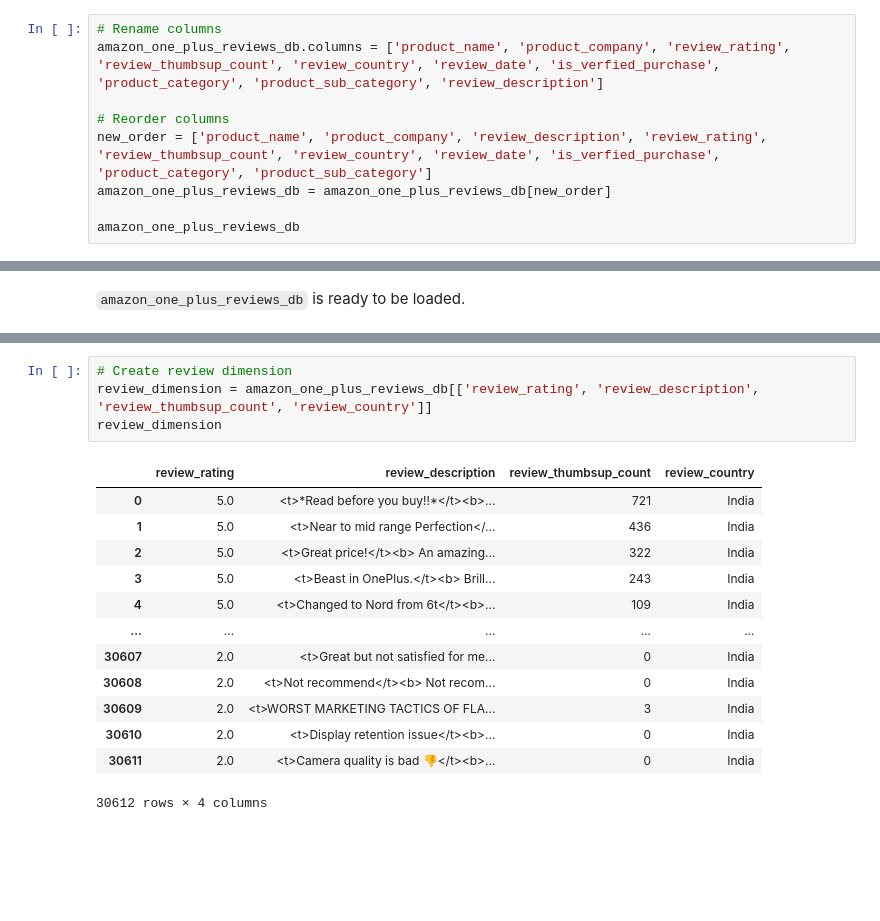
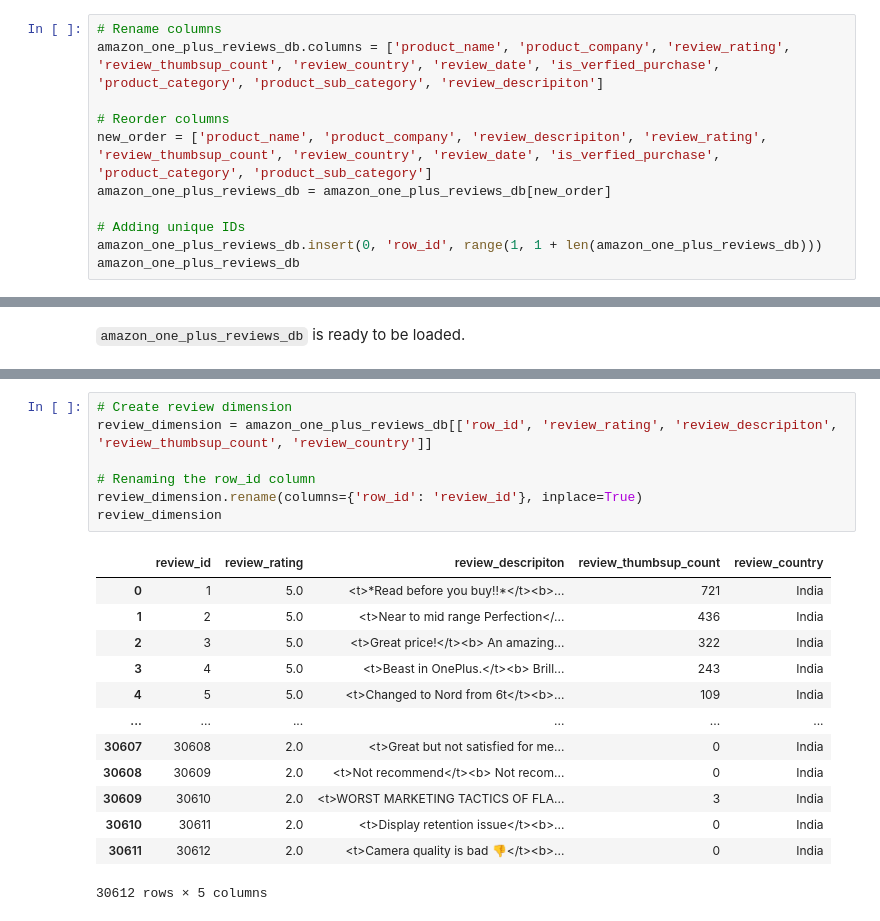
Before and after one commit to AminArshadi/CSI-4142-project, a Jupyter notebook: amazon_one_plus_reviews.ipynb, the cells around one changed output, grey strips where cells are left out. Drawn from its saved outputs; the diff is of its cells as text; blank space fills up the shorter version.

```diff
--- a/amazon_one_plus_reviews.ipynb
+++ b/amazon_one_plus_reviews.ipynb
@@ -313,11 +312,13 @@ False
 False
 # %%
 # Rename columns
-amazon_one_plus_reviews_db.columns = ['product_name', 'product_company', 'review_rating', 'review_thumbsup_count', 'review_country', 'review_date', 'is_verfied_purchase', 'product_category', 'product_sub_category', 'review_description']
+amazon_one_plus_reviews_db.columns = ['product_name', 'product_company', 'review_rating', 'review_thumbsup_count', 'review_country', 'review_date', 'is_verfied_purchase', 'product_category', 'product_sub_category', 'review_descripiton']
 
 # Reorder columns
-new_order = ['product_name', 'product_company', 'review_description', 'review_rating', 'review_thumbsup_count', 'review_country', 'review_date', 'is_verfied_purchase', 'product_category', 'product_sub_category']
+new_order = ['product_name', 'product_company', 'review_descripiton', 'review_rating', 'review_thumbsup_count', 'review_country', 'review_date', 'is_verfied_purchase', 'product_category', 'product_sub_category']
 amazon_one_plus_reviews_db = amazon_one_plus_reviews_db[new_order]
 
+# Adding unique IDs
+amazon_one_plus_reviews_db.insert(0, 'row_id', range(1, 1 + len(amazon_one_plus_reviews_db)))
 amazon_one_plus_reviews_db
 # %% [output]
@@ -358,19 +362,22 @@ product_dimension
 # %%
 # Create review dimension
-review_dimension = amazon_one_plus_reviews_db[['review_rating', 'review_description', 'review_thumbsup_count', 'review_country']]
+review_dimension = amazon_one_plus_reviews_db[['row_id', 'review_rating', 'review_descripiton', 'review_thumbsup_count', 'review_country']]
+
+# Renaming the row_id column
+review_dimension.rename(columns={'row_id': 'review_id'}, inplace=True)
 review_dimension
 # %% [output]
-|  | review_rating | review_description | review_thumbsup_count | review_country |
-| 0 | 5.0 | <t>*Read before you buy!!*</t><b>... | 721 | India |
-| 1 | 5.0 | <t>Near to mid range Perfection</... | 436 | India |
-| 2 | 5.0 | <t>Great price!</t><b> An amazing... | 322 | India |
-| 3 | 5.0 | <t>Beast in OnePlus.</t><b> Brill... | 243 | India |
-| 4 | 5.0 | <t>Changed to Nord from 6t</t><b>... | 109 | India |
-| ... | ... | ... | ... | ... |
-| 30607 | 2.0 | <t>Great but not satisfied for me... | 0 | India |
-| 30608 | 2.0 | <t>Not recommend</t><b> Not recom... | 0 | India |
-| 30609 | 2.0 | <t>WORST MARKETING TACTICS OF FLA... | 3 | India |
-| 30610 | 2.0 | <t>Display retention issue</t><b>... | 0 | India |
-| 30611 | 2.0 | <t>Camera quality is bad 👎</t><b>... | 0 | India |
+|  | review_id | review_rating | review_descripiton | review_thumbsup_count | review_country |
+| 0 | 1 | 5.0 | <t>*Read before you buy!!*</t><b>... | 721 | India |
+| 1 | 2 | 5.0 | <t>Near to mid range Perfection</... | 436 | India |
+| 2 | 3 | 5.0 | <t>Great price!</t><b> An amazing... | 322 | India |
+| 3 | 4 | 5.0 | <t>Beast in OnePlus.</t><b> Brill... | 243 | India |
+| 4 | 5 | 5.0 | <t>Changed to Nord from 6t</t><b>... | 109 | India |
+| ... | ... | ... | ... | ... | ... |
+| 30607 | 30608 | 2.0 | <t>Great but not satisfied for me... | 0 | India |
+| 30608 | 30609 | 2.0 | <t>Not recommend</t><b> Not recom... | 0 | India |
+| 30609 | 30610 | 2.0 | <t>WORST MARKETING TACTICS OF FLA... | 3 | India |
+| 30610 | 30611 | 2.0 | <t>Display retention issue</t><b>... | 0 | India |
+| 30611 | 30612 | 2.0 | <t>Camera quality is bad 👎</t><b>... | 0 | India |
-30612 rows × 4 columns
+30612 rows × 5 columns
 # %%
```
Also changed, not shown: parts of 5 cells of this notebook, 4 other files.
